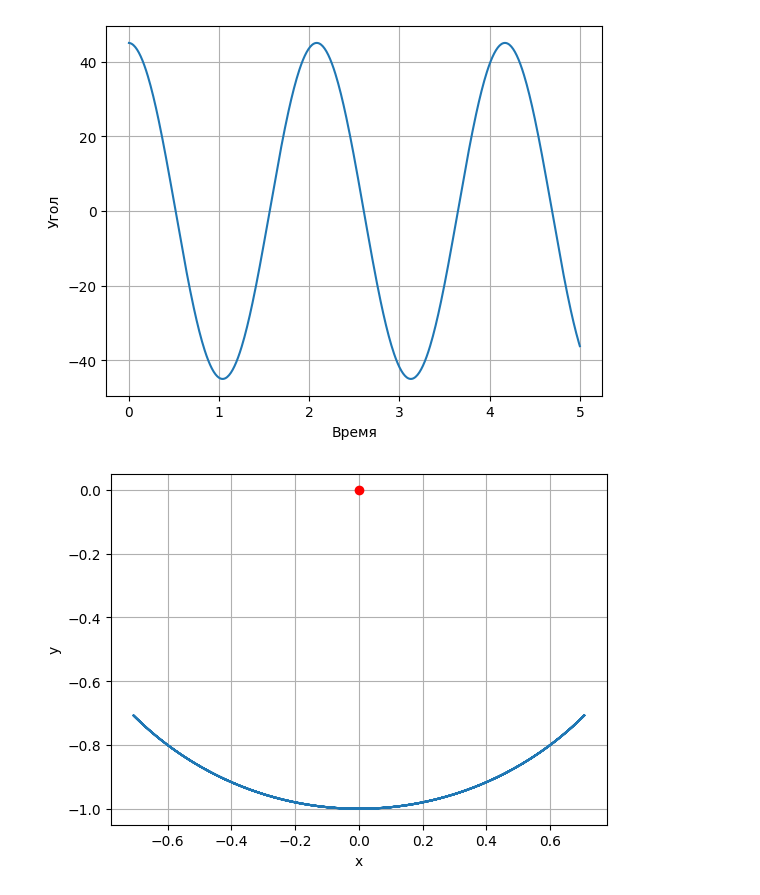
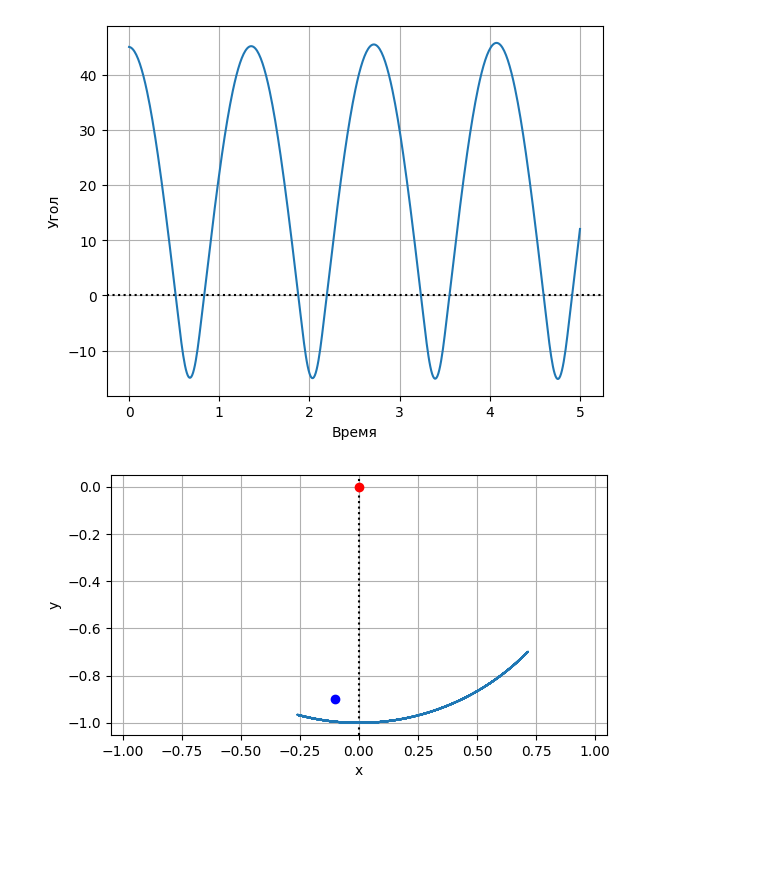
Before and after one commit to abgcw-dead/u-system-modeling, a Jupyter notebook: 9 Маятник/Pendulum.ipynb, the cells around one changed output. Saved outputs shown, nothing was run; the diff lists cells and outputs as text; code cells hidden in the pictures; blank space fills up the shorter version.

Commit message:
Added nail

```diff
--- a/9 Маятник/Pendulum.ipynb
+++ b/9 Маятник/Pendulum.ipynb
@@ -4,47 +4,63 @@ import matplotlib.pyplot as plt
 # %%
 length = 1
 angle = 45
+
+nail_x = -0.1
+nail_y = -0.9
 
 g = 9.8
 
 dt = 0.01
 t_limit = 5
 # %%
+coef = 1 if nail_x > 0 else -1
+
 theta = np.deg2rad(angle)
 theta_d = 0
 t = 0
+length_nail = length - np.sqrt(nail_x**2 + nail_y**2)
+angle_nail = np.arctan(nail_x / nail_y)
 
 theta_list = list()
 t_list = [i * dt for i in range(int(t_limit / dt) + 1)]
 
 while t < t_limit:
     theta_list.append(theta)
 
-    theta_dd = -g * np.sin(theta) / length
+    if theta * coef < angle_nail:
+        r = length
+    else:
+        r = length_nail
+
+    theta_dd = -g * np.sin(theta) / r
     theta_d += theta_dd * dt
     theta += theta_d * dt
     t += dt
 
 theta_list = np.array(theta_list)
 
 x_list = length * np.sin(theta_list)
 y_list = -length * np.cos(theta_list)
 
 theta_deg_list = np.rad2deg(theta_list)
 
+plt.axhline(y=0, color='black', linestyle=':')
 plt.plot(t_list, theta_deg_list)
 plt.xlabel('Время')
 plt.ylabel('Угол')
 plt.grid()
 plt.show()
 
+plt.axvline(x=0, color='black', linestyle=':')
 plt.plot(x_list, y_list)
 plt.plot([0], [0], color='red', marker='o')
+plt.plot([nail_x], [nail_y], color='blue', marker='o')
 plt.xlabel('x')
 plt.ylabel('y')
 plt.grid()
 plt.gca().set_aspect('equal')
+plt.xlim(-length * 1.05, length * 1.05)
 plt.show()
 # %% [output]
-[figure, old version]
+[figure, new version]
-[figure, old version]
+[figure, new version]
```
